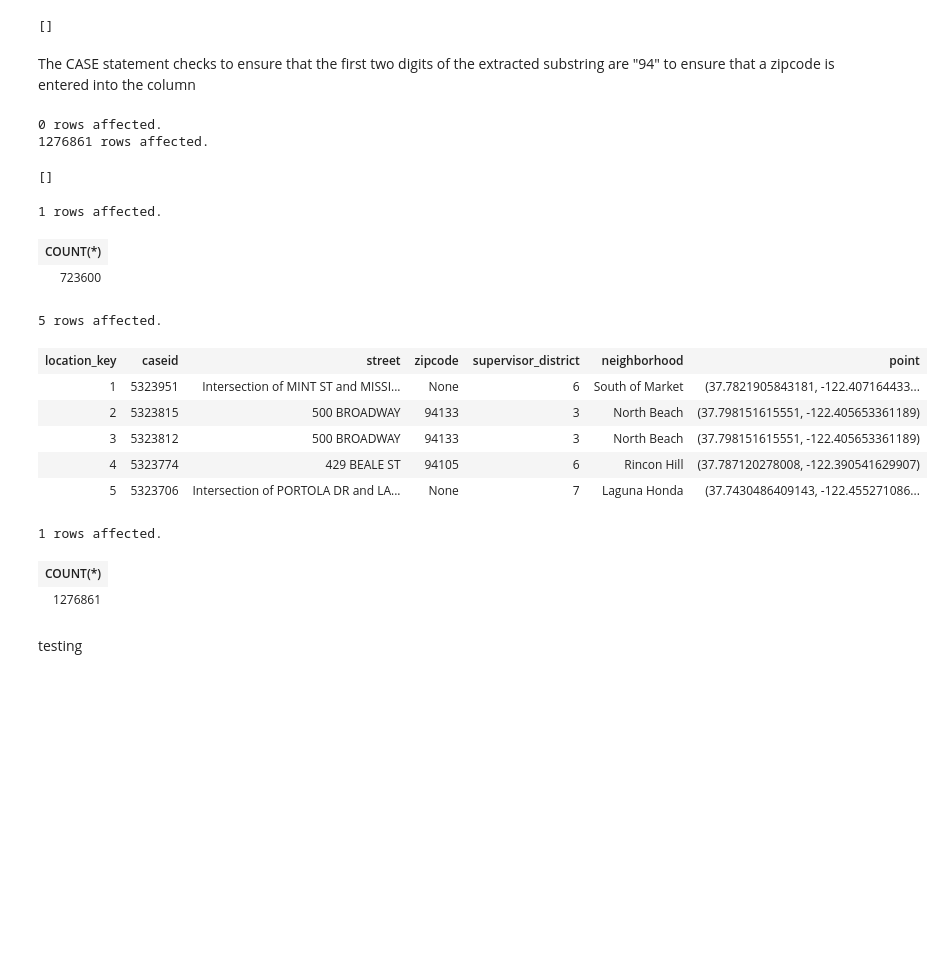
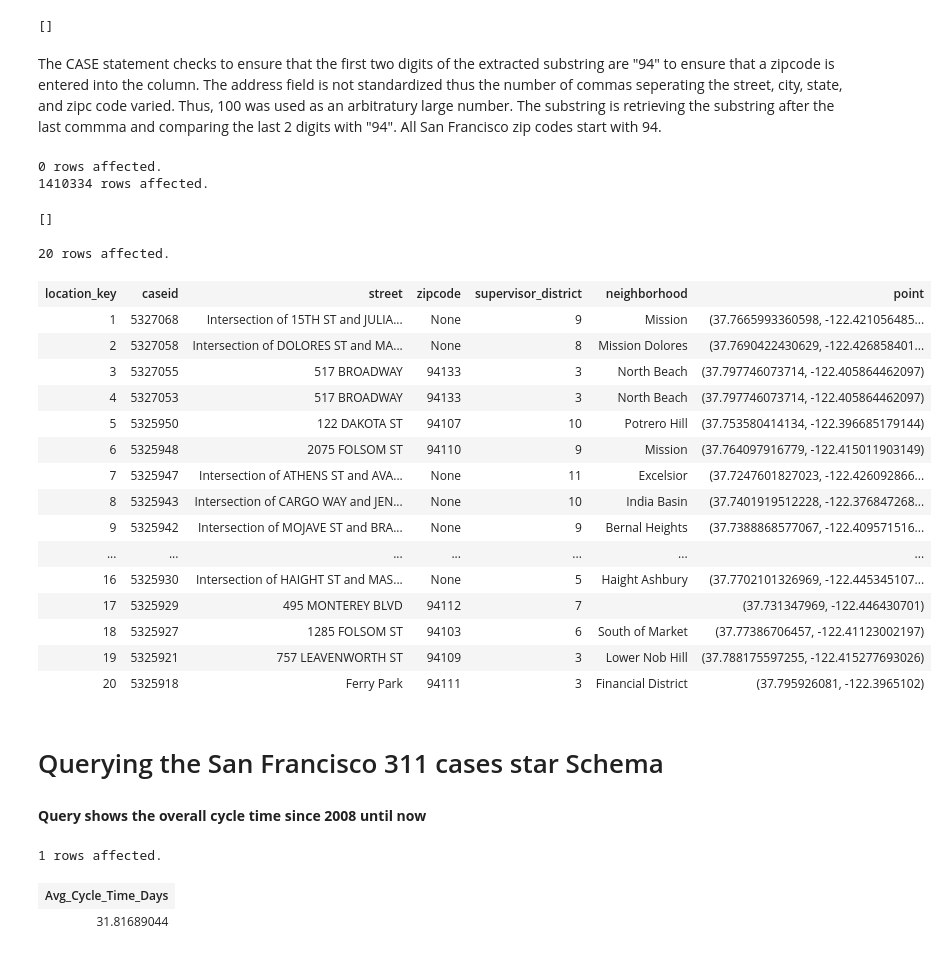
Before and after one commit to nriyer/star_schema, a Jupyter notebook: pelamoko_iyer.ipynb, the cells around one changed output. Drawn from its saved outputs; the diff is of its cells as text; code cells hidden in the pictures; blank space fills up the shorter version.

```diff
--- a/pelamoko_iyer.ipynb
+++ b/pelamoko_iyer.ipynb
@@ -579,7 +700,7 @@ CREATE TABLE location_dim(
 []
 # %% [markdown]
 The CASE statement checks to ensure that the first two digits of the extracted substring are "94" to
-ensure that a zipcode is entered into the column
+ensure that a zipcode is entered into the column. The address field is not standardized thus the number of commas seperating the street, city, state, and zipc code varied. Thus, 100 was used as an arbitratury large number. The substring is retrieving the substring after the last commma and comparing the last 2 digits with "94". All San Francisco zip codes start with 94.
 # %%
 %%sql
 DELETE FROM location_dim;
@@ -591,41 +712,38 @@ SELECT caseid, SUBSTRING_INDEX(address,',',1),
     END,
     supervisor_district, neighborhood, point
 FROM cases
-WHERE opened < closed
 # %% [output]
 0 rows affected.
-1276861 rows affected.
+1410334 rows affected.
 []
 # %%
-%%sql
-SELECT COUNT(*)
-FROM location_dim
-WHERE zipcode IS NOT NULL
-LIMIT 20
+%sql SELECT * FROM location_dim LIMIT 20
 # %% [output]
-1 rows affected.
+20 rows affected.
-| COUNT(*) |
-| 723600 |
+| location_key | caseid | street | zipcode | supervisor_district | neighborhood | point |
+| 1 | 5327068 | Intersection of 15TH ST and JULIA... | None | 9 | Mission | (37.7665993360598, -122.421056485... |
+| 2 | 5327058 | Intersection of DOLORES ST and MA... | None | 8 | Mission Dolores | (37.7690422430629, -122.426858401... |
+| 3 | 5327055 | 517 BROADWAY | 94133 | 3 | North Beach | (37.797746073714, -122.405864462097) |
+| 4 | 5327053 | 517 BROADWAY | 94133 | 3 | North Beach | (37.797746073714, -122.405864462097) |
+| 5 | 5325950 | 122 DAKOTA ST | 94107 | 10 | Potrero Hill | (37.753580414134, -122.396685179144) |
+| 6 | 5325948 | 2075 FOLSOM ST | 94110 | 9 | Mission | (37.764097916779, -122.415011903149) |
+| 7 | 5325947 | Intersection of ATHENS ST and AVA... | None | 11 | Excelsior | (37.7247601827023, -122.426092866... |
+| 8 | 5325943 | Intersection of CARGO WAY and JEN... | None | 10 | India Basin | (37.7401919512228, -122.376847268... |
+| 9 | 5325942 | Intersection of MOJAVE ST and BRA... | None | 9 | Bernal Heights | (37.7388868577067, -122.409571516... |
+| ... | ... | ... | ... | ... | ... | ... |
+| 16 | 5325930 | Intersection of HAIGHT ST and MAS... | None | 5 | Haight Ashbury | (37.7702101326969, -122.445345107... |
+| 17 | 5325929 | 495 MONTEREY BLVD | 94112 | 7 |  | (37.731347969, -122.446430701) |
+| 18 | 5325927 | 1285 FOLSOM ST | 94103 | 6 | South of Market | (37.77386706457, -122.41123002197) |
+| 19 | 5325921 | 757 LEAVENWORTH ST | 94109 | 3 | Lower Nob Hill | (37.788175597255, -122.415277693026) |
+| 20 | 5325918 | Ferry Park | 94111 | 3 | Financial District | (37.795926081, -122.3965102) |
+# %% [markdown]
+# Querying the San Francisco 311 cases star Schema
+# %% [markdown]
+**Query shows the overall cycle time since 2008 until now**
 # %%
-%%sql
-SELECT *
-FROM location_dim
-LIMIT 5
+%%sql SELECT AVG(cycle_time)/86400 AS Avg_Cycle_Time_Days
+FROM cycle_time_facts
 # %% [output]
-5 rows affected.
+1 rows affected.
-| location_key | caseid | street | zipcode | supervisor_district | neighborhood | point |
-| 1 | 5323951 | Intersection of MINT ST and MISSI... | None | 6 | South of Market | (37.7821905843181, -122.407164433... |
-| 2 | 5323815 | 500 BROADWAY | 94133 | 3 | North Beach | (37.798151615551, -122.405653361189) |
-| 3 | 5323812 | 500 BROADWAY | 94133 | 3 | North Beach | (37.798151615551, -122.405653361189) |
-| 4 | 5323774 | 429 BEALE ST | 94105 | 6 | Rincon Hill | (37.787120278008, -122.390541629907) |
-| 5 | 5323706 | Intersection of PORTOLA DR and LA... | None | 7 | Laguna Honda | (37.7430486409143, -122.455271086... |
+| Avg_Cycle_Time_Days |
+| 31.81689044 |
-# %%
-%%sql
-SELECT COUNT(*)
-FROM location_dim
-# %% [output]
-1 rows affected.
-| COUNT(*) |
-| 1276861 |
-# %% [markdown]
-testing
```
Also changed, not shown: parts of 51 cells of this notebook.
